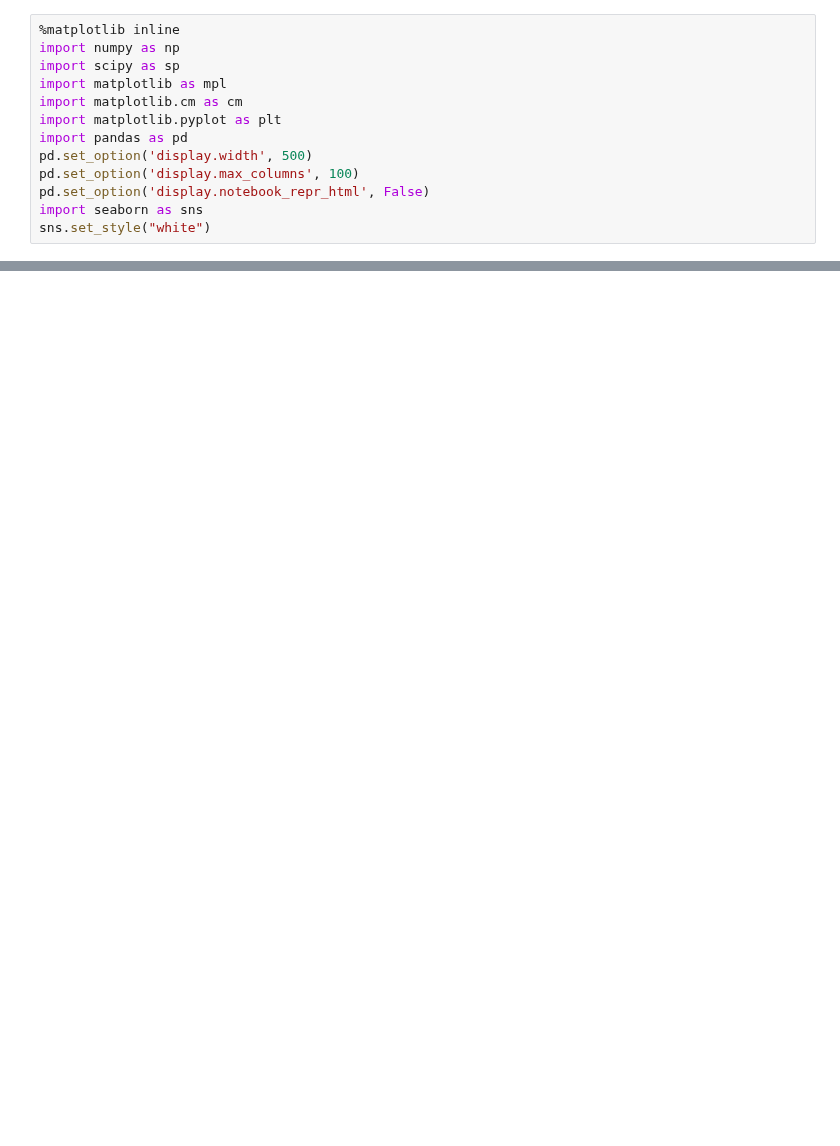
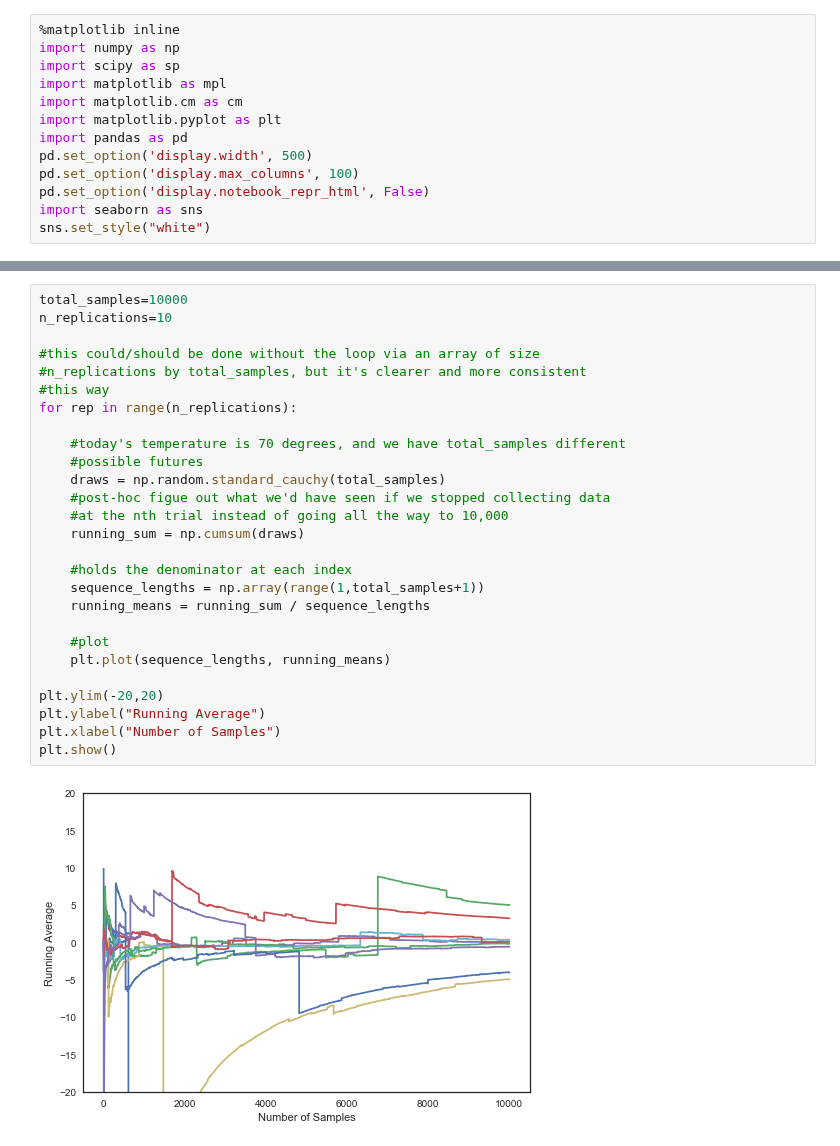
Before and after one commit to wclaybaugh/2017, a Jupyter notebook: wiki/LLN_applied_to_simulation.ipynb, the cells around one changed output, grey strips where cells are left out. Saved outputs shown, nothing was run; the diff lists cells and outputs as text; blank space fills up the shorter version.

```diff
--- a/wiki/LLN_applied_to_simulation.ipynb
+++ b/wiki/LLN_applied_to_simulation.ipynb
@@ -77,0 +242,29 @@ Each finite length run is called a **sample**, which has been obtained from the
+# %%
+total_samples=10000
+n_replications=10
+
+#this could/should be done without the loop via an array of size
+#n_replications by total_samples, but it's clearer and more consistent
+#this way
+for rep in range(n_replications):
+
+    #today's temperature is 70 degrees, and we have total_samples different
+    #possible futures
+    draws = np.random.standard_cauchy(total_samples)
+    #post-hoc figue out what we'd have seen if we stopped collecting data
+    #at the nth trial instead of going all the way to 10,000
+    running_sum = np.cumsum(draws)
+
+    #holds the denominator at each index
+    sequence_lengths = np.array(range(1,total_samples+1))
+    running_means = running_sum / sequence_lengths
+
+    #plot
+    plt.plot(sequence_lengths, running_means)
+
+plt.ylim(-20,20)
+plt.ylabel("Running Average")
+plt.xlabel("Number of Samples")
+plt.show()
+# %% [output]
+[figure, added]
```
Also changed, not shown: parts of 34 cells of this notebook, 14 other files.
